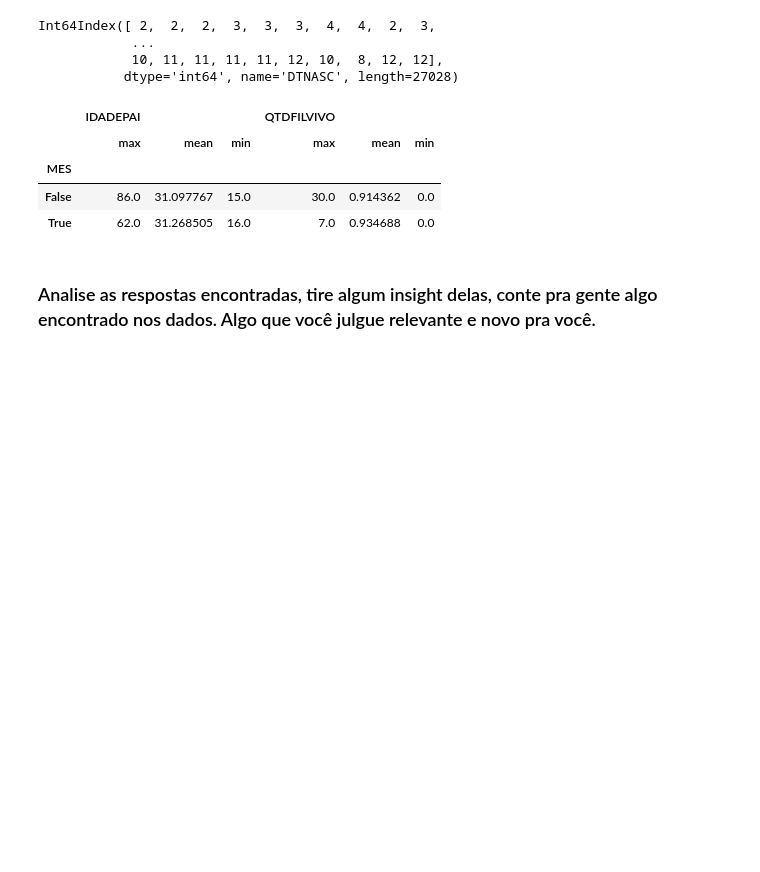
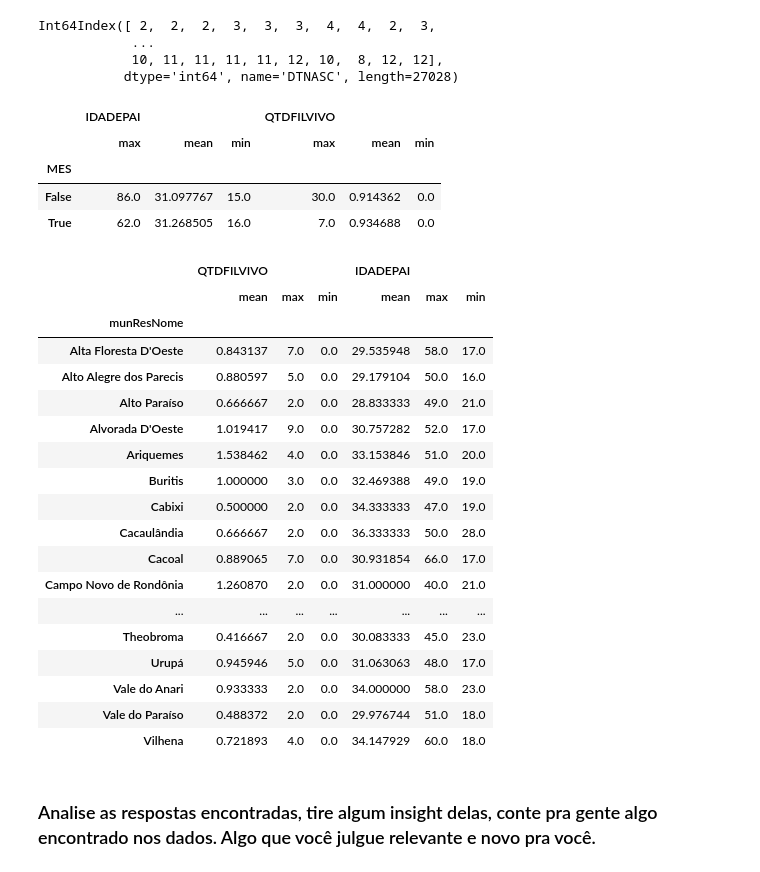
Before and after one commit to RobertoAntoniassi/Modulo-9---Tarefa-01, a Jupyter notebook: Mod9Tarefa1.ipynb, the cells around one changed output. Cells and saved outputs as stored; diff of their text form; code cells hidden in the pictures; blank space fills up the shorter version.

```diff
--- a/Mod9Tarefa1.ipynb
+++ b/Mod9Tarefa1.ipynb
@@ -162,6 +162,29 @@ sinasc_mun2.pivot_table(values = ['QTDFILVIVO', 'IDADEPAI'],
 | MES |  |  |  |  |  |  |
 | False | 86.0 | 31.097767 | 15.0 | 30.0 | 0.914362 | 0.0 |
 | True | 62.0 | 31.268505 | 16.0 | 7.0 | 0.934688 | 0.0 |
+# %%
+sinasc_mun2 = sinasc_raw[['munResNome', 'QTDFILVIVO', 'IDADEPAI']]
+sinasc_mun2.dropna().groupby('munResNome').agg(['mean', 'max', 'min'])
+# %% [output]
+|  | QTDFILVIVO |  |  | IDADEPAI |  |  |
+|  | mean | max | min | mean | max | min |
+| munResNome |  |  |  |  |  |  |
+| Alta Floresta D'Oeste | 0.843137 | 7.0 | 0.0 | 29.535948 | 58.0 | 17.0 |
+| Alto Alegre dos Parecis | 0.880597 | 5.0 | 0.0 | 29.179104 | 50.0 | 16.0 |
+| Alto Paraíso | 0.666667 | 2.0 | 0.0 | 28.833333 | 49.0 | 21.0 |
+| Alvorada D'Oeste | 1.019417 | 9.0 | 0.0 | 30.757282 | 52.0 | 17.0 |
+| Ariquemes | 1.538462 | 4.0 | 0.0 | 33.153846 | 51.0 | 20.0 |
+| Buritis | 1.000000 | 3.0 | 0.0 | 32.469388 | 49.0 | 19.0 |
+| Cabixi | 0.500000 | 2.0 | 0.0 | 34.333333 | 47.0 | 19.0 |
+| Cacaulândia | 0.666667 | 2.0 | 0.0 | 36.333333 | 50.0 | 28.0 |
+| Cacoal | 0.889065 | 7.0 | 0.0 | 30.931854 | 66.0 | 17.0 |
+| Campo Novo de Rondônia | 1.260870 | 2.0 | 0.0 | 31.000000 | 40.0 | 21.0 |
+| ... | ... | ... | ... | ... | ... | ... |
+| Theobroma | 0.416667 | 2.0 | 0.0 | 30.083333 | 45.0 | 23.0 |
+| Urupá | 0.945946 | 5.0 | 0.0 | 31.063063 | 48.0 | 17.0 |
+| Vale do Anari | 0.933333 | 2.0 | 0.0 | 34.000000 | 58.0 | 23.0 |
+| Vale do Paraíso | 0.488372 | 2.0 | 0.0 | 29.976744 | 51.0 | 18.0 |
+| Vilhena | 0.721893 | 4.0 | 0.0 | 34.147929 | 60.0 | 18.0 |
 # %% [markdown]
 ### Analise as respostas encontradas, tire algum insight delas, conte pra gente algo encontrado nos dados. Algo que você julgue relevante e novo pra você.
 # %% [markdown]
```
